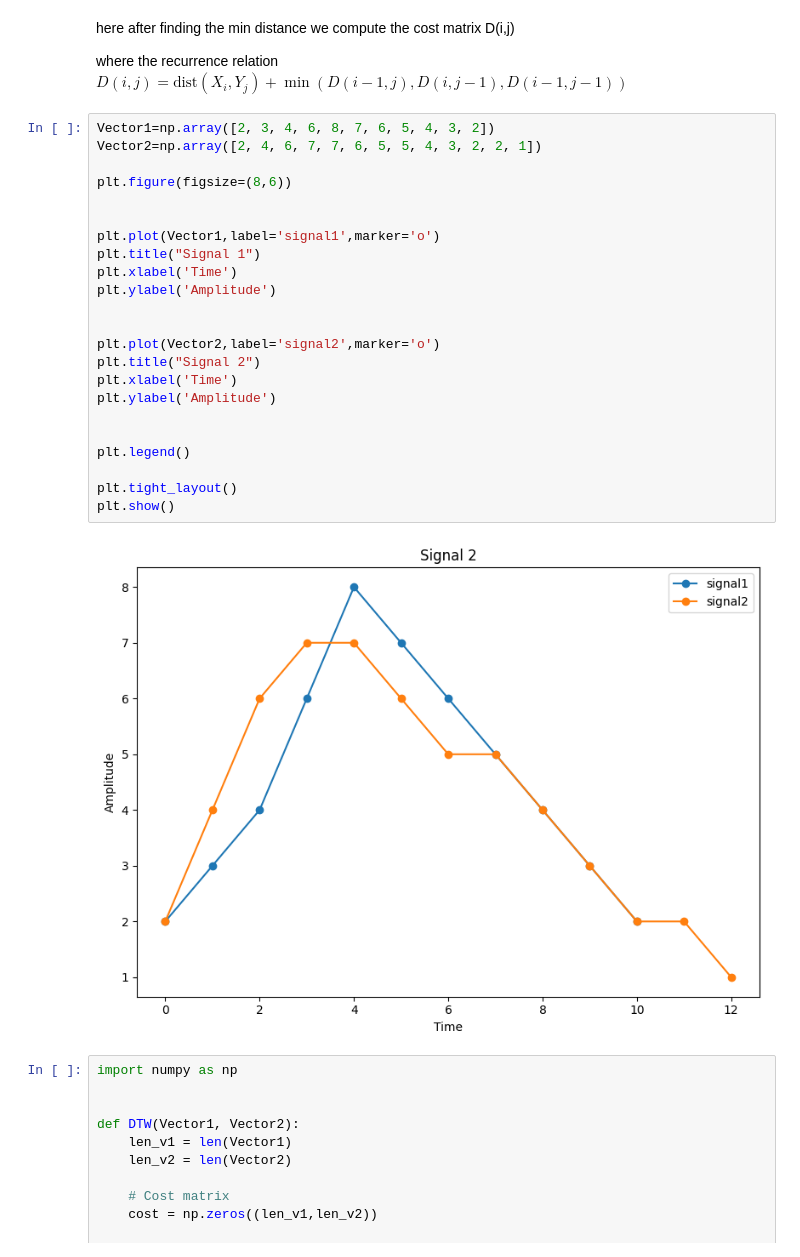
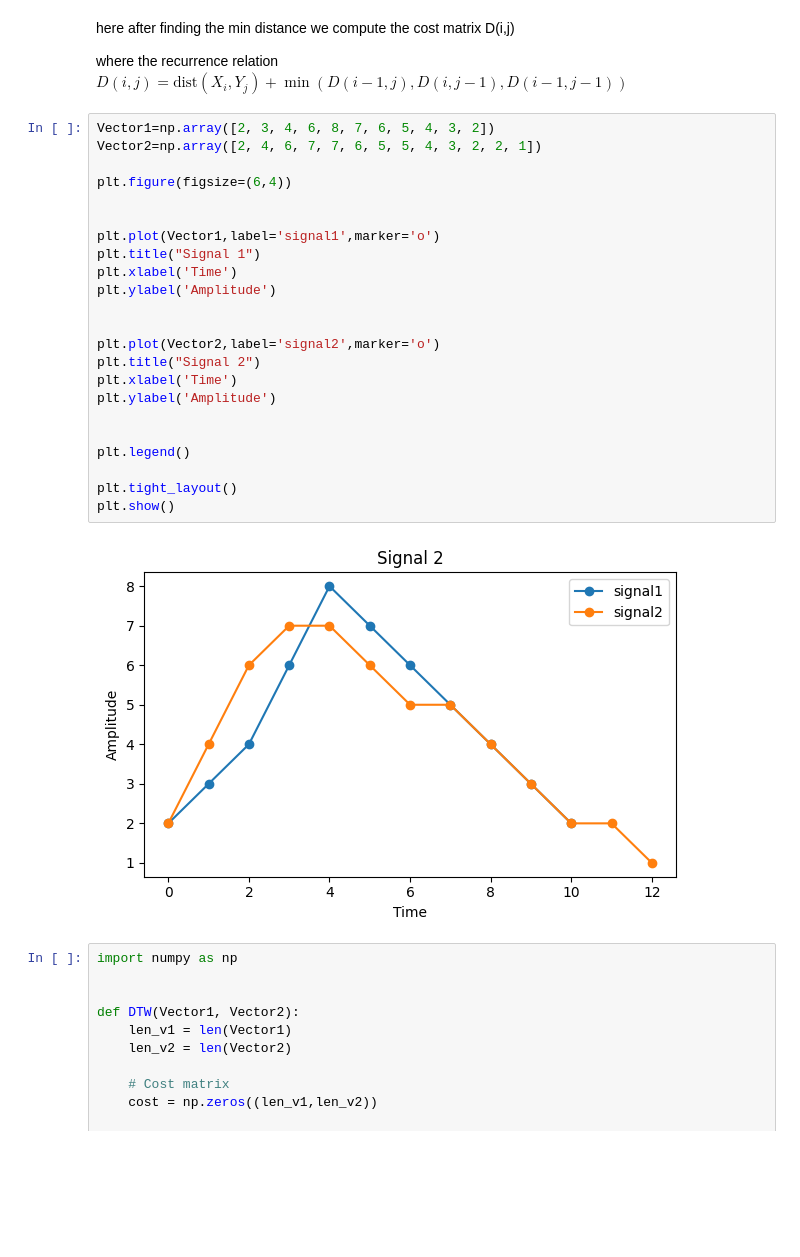
Before and after one commit to joshIsac/SpeechRecognition-, a Jupyter notebook: 2348523_Lab5 and 6 _time Alignment and Normalization.ipynb, the cells around one changed output. Drawn from its saved outputs; the diff is of its cells as text; blank space fills up the shorter version.

```diff
--- a/2348523_Lab5 and 6 _time Alignment and Normalization.ipynb
+++ b/2348523_Lab5 and 6 _time Alignment and Normalization.ipynb
@@ -143,28 +143,28 @@ D(i,j)=\text{dist}(X_i, Y_j) + \min \left( D(i-1,j), D(i,j-1), D(i-1,j-1) \right
 # %%
 Vector1=np.array([2, 3, 4, 6, 8, 7, 6, 5, 4, 3, 2])
 Vector2=np.array([2, 4, 6, 7, 7, 6, 5, 5, 4, 3, 2, 2, 1])
 
-plt.figure(figsize=(8,6))
+plt.figure(figsize=(6,4))
 
 
 plt.plot(Vector1,label='signal1',marker='o')
 plt.title("Signal 1")
 plt.xlabel('Time')
 plt.ylabel('Amplitude')
 
 
 plt.plot(Vector2,label='signal2',marker='o')
 plt.title("Signal 2")
 plt.xlabel('Time')
 plt.ylabel('Amplitude')
 
 
 plt.legend()
 
 plt.tight_layout()
 plt.show()
 # %% [output]
-[figure, old version]
+[figure, new version]
 # %%
 import numpy as np
 
```
Also changed, not shown: parts of 3 cells of this notebook.
